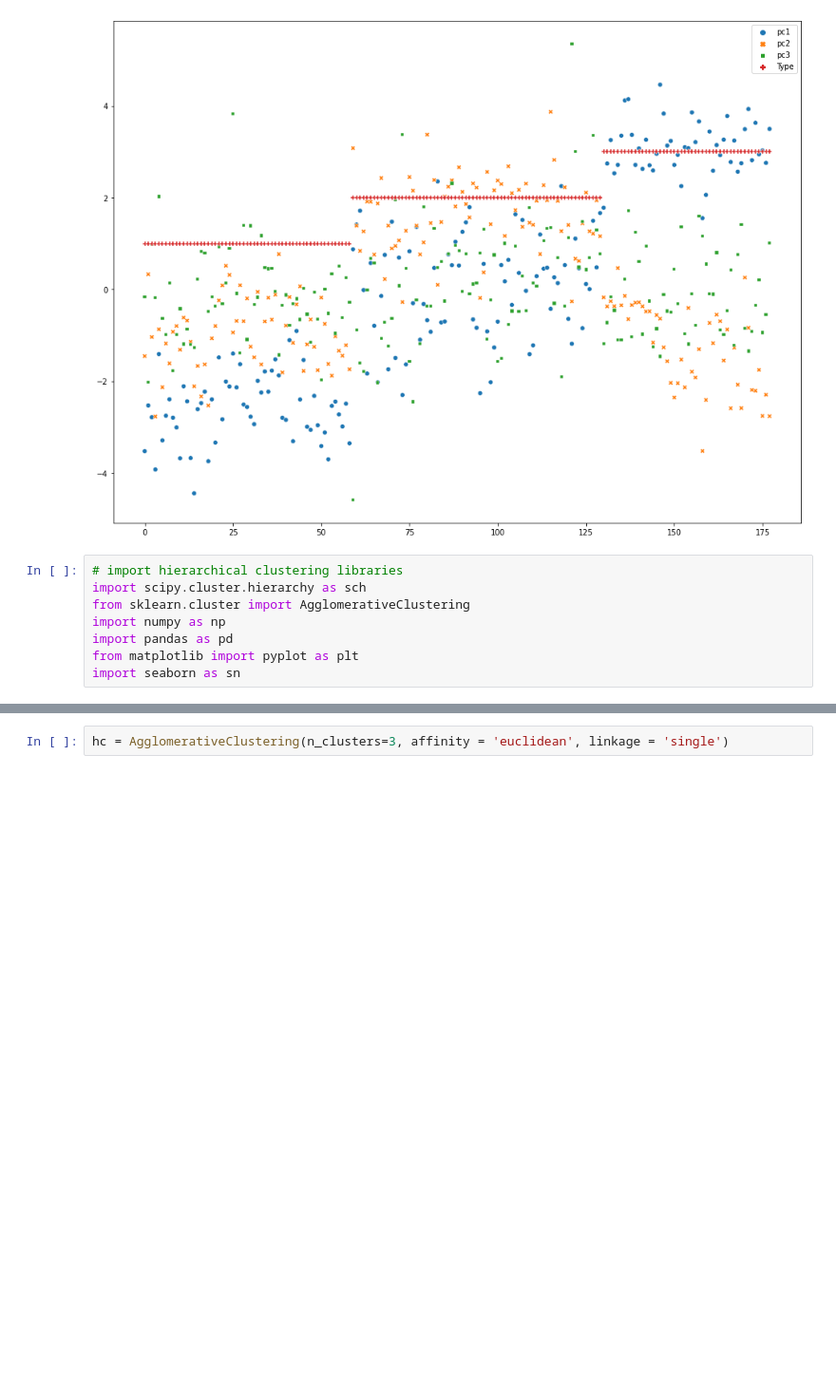
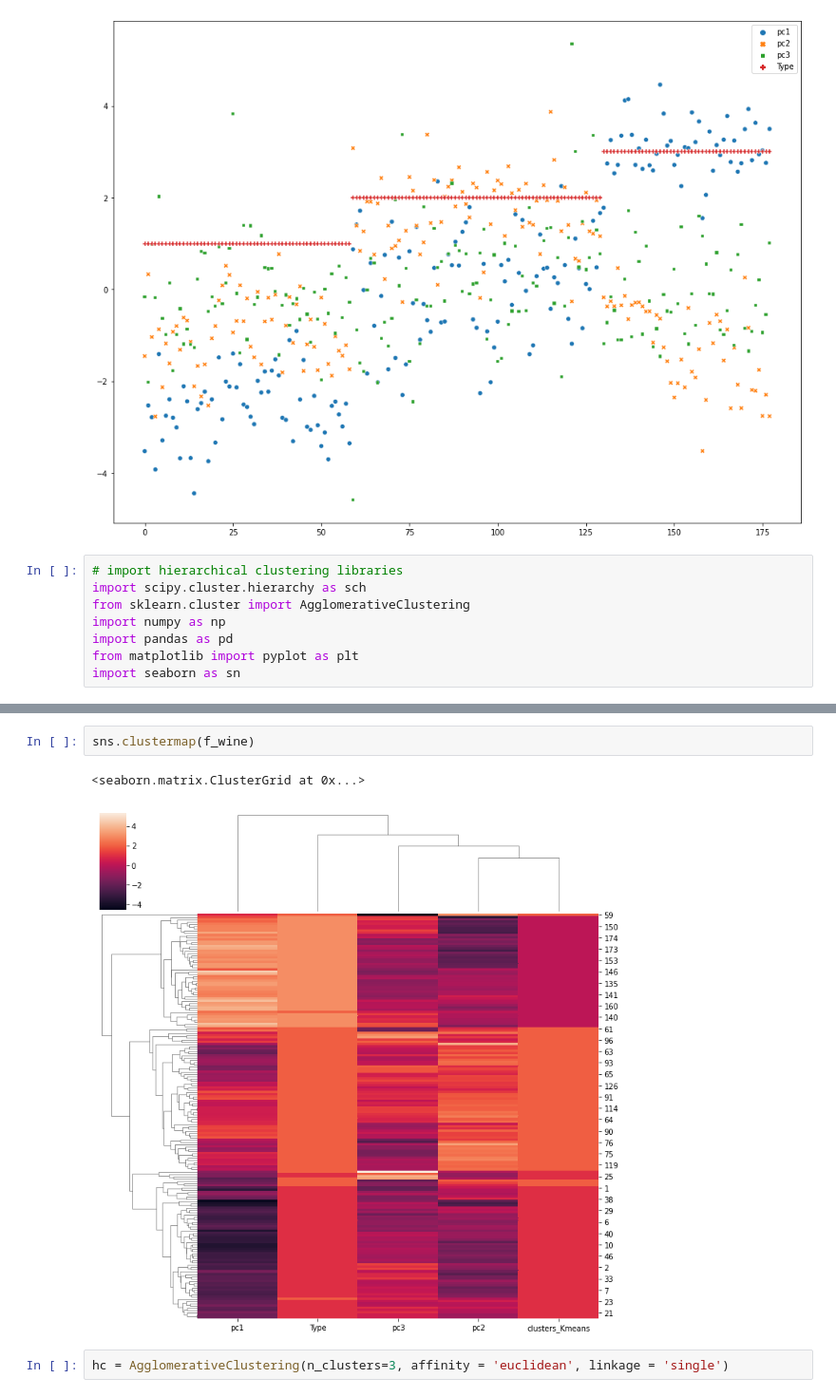
Before and after one commit to Bhavin52/Assignment, a Jupyter notebook: PCA_Q1.ipynb, the cells around one changed output, grey strips where cells are left out. Shown at 95% size. Saved outputs shown, nothing was run; the diff lists cells and outputs as text; blank space fills up the shorter version.

```diff
--- a/PCA_Q1.ipynb
+++ b/PCA_Q1.ipynb
@@ -241,3 +247,8 @@ dendrogram = sch.dendrogram(sch.linkage(f_wine, method='single'))
+# %%
+sns.clustermap(f_wine)
+# %% [output]
+<seaborn.matrix.ClusterGrid at 0x...>
+[figure, added]
 # %%
 hc = AgglomerativeClustering(n_clusters=3, affinity = 'euclidean', linkage = 'single')
 # %%
```
Also changed, not shown: parts of 2 cells of this notebook.
